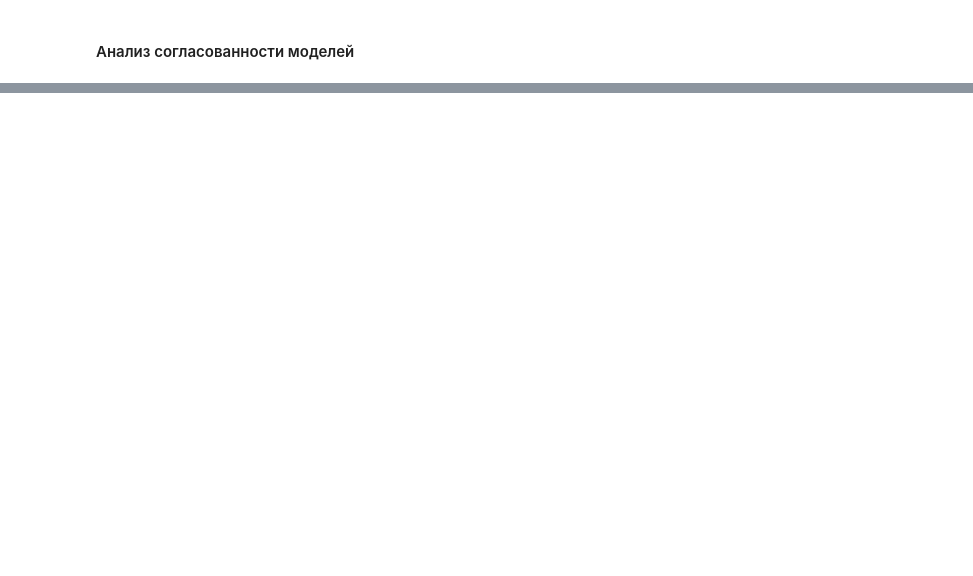
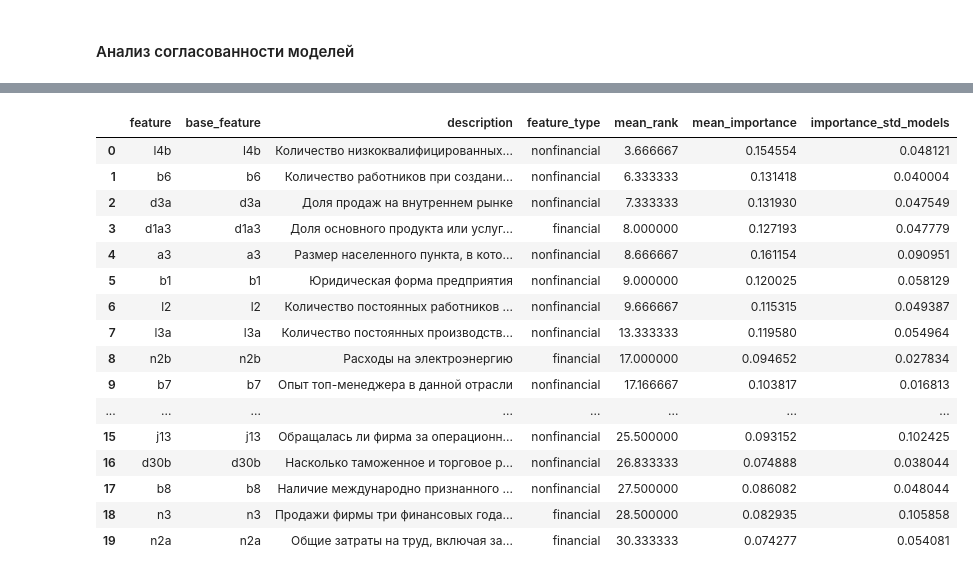
Before and after one commit to jakomannn/HGF_research, a Jupyter notebook: HGF_Research.ipynb, the cells around one changed output, grey strips where cells are left out. Saved outputs shown, nothing was run; the diff lists cells and outputs as text; code cells hidden in the pictures; blank space fills up the shorter version.

```diff
--- a/HGF_Research.ipynb
+++ b/HGF_Research.ipynb
@@ -4920,0 +4919,11 @@ k5a - Доля инвестиций, профинансированная за
+# %%
+employees_importance = pd.concat(
+    [
+        employees_rf_importance,
+        employees_hgb_importance,
+        employees_lgbm_importance
+    ],
+    ignore_index=True
+)
+
+employees_importance.shape
@@ -4921,3 +4990,12 @@ k5a - Доля инвестиций, профинансированная за
+# %%
+employees_importance["rank"] = (
+    employees_importance
+    .groupby("model")["importance_mean"]
+    .rank(
+        ascending=False,
+        method="average"
+    )
+)
 # %% [markdown]
 #### Анализ согласованности моделей
 # %% [markdown]
@@ -4924,0 +5102,52 @@ k5a - Доля инвестиций, профинансированная за
+# %%
+employees_consensus = (
+    employees_importance
+    .groupby(
+        [
+            "feature",
+            "base_feature",
+            "description",
+            "feature_type"
+        ],
+        dropna=False
+    )
+    .agg(
+        mean_rank=(
+            "rank",
+            "mean"
+        ),
+        mean_importance=(
+            "importance_mean",
+            "mean"
+        ),
+        importance_std_models=(
+            "importance_mean",
+            "std"
+        )
+    )
+    .reset_index()
+    .sort_values(
+        "mean_rank"
+    )
+    .reset_index(drop=True)
+)
+
+employees_consensus.head(20)
+# %% [output]
+|  | feature | base_feature | description | feature_type | mean_rank | mean_importance | importance_std_models |
+| 0 | l4b | l4b | Количество низкоквалифицированных... | nonfinancial | 3.666667 | 0.154554 | 0.048121 |
+| 1 | b6 | b6 | Количество работников при создани... | nonfinancial | 6.333333 | 0.131418 | 0.040004 |
+| 2 | d3a | d3a | Доля продаж на внутреннем рынке | nonfinancial | 7.333333 | 0.131930 | 0.047549 |
+| 3 | d1a3 | d1a3 | Доля основного продукта или услуг... | financial | 8.000000 | 0.127193 | 0.047779 |
+| 4 | a3 | a3 | Размер населенного пункта, в кото... | nonfinancial | 8.666667 | 0.161154 | 0.090951 |
+| 5 | b1 | b1 | Юридическая форма предприятия | nonfinancial | 9.000000 | 0.120025 | 0.058129 |
+| 6 | l2 | l2 | Количество постоянных работников ... | nonfinancial | 9.666667 | 0.115315 | 0.049387 |
+| 7 | l3a | l3a | Количество постоянных производств... | nonfinancial | 13.333333 | 0.119580 | 0.054964 |
+| 8 | n2b | n2b | Расходы на электроэнергию | financial | 17.000000 | 0.094652 | 0.027834 |
+| 9 | b7 | b7 | Опыт топ-менеджера в данной отрасли | nonfinancial | 17.166667 | 0.103817 | 0.016813 |
+| ... | ... | ... | ... | ... | ... | ... | ... |
+| 15 | j13 | j13 | Обращалась ли фирма за операционн... | nonfinancial | 25.500000 | 0.093152 | 0.102425 |
+| 16 | d30b | d30b | Насколько таможенное и торговое р... | nonfinancial | 26.833333 | 0.074888 | 0.038044 |
+| 17 | b8 | b8 | Наличие международно признанного ... | nonfinancial | 27.500000 | 0.086082 | 0.048044 |
+| 18 | n3 | n3 | Продажи фирмы три финансовых года... | financial | 28.500000 | 0.082935 | 0.105858 |
+| 19 | n2a | n2a | Общие затраты на труд, включая за... | financial | 30.333333 | 0.074277 | 0.054081 |
```
Also changed, not shown: parts of 60 cells of this notebook.
